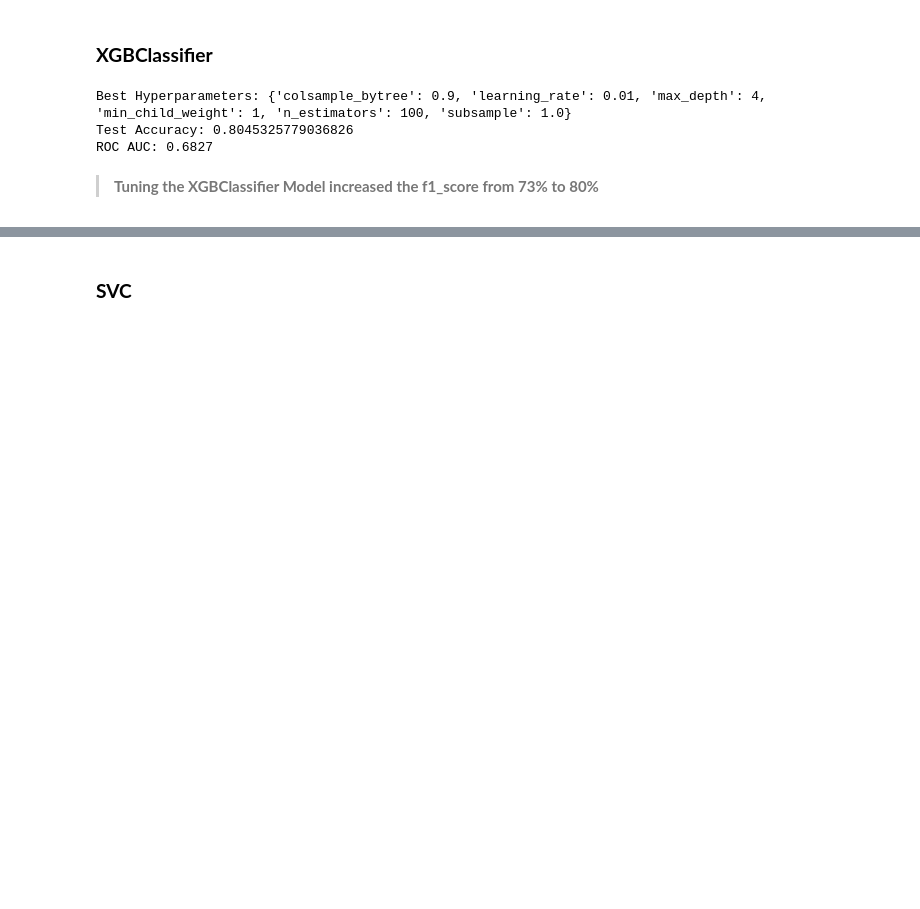
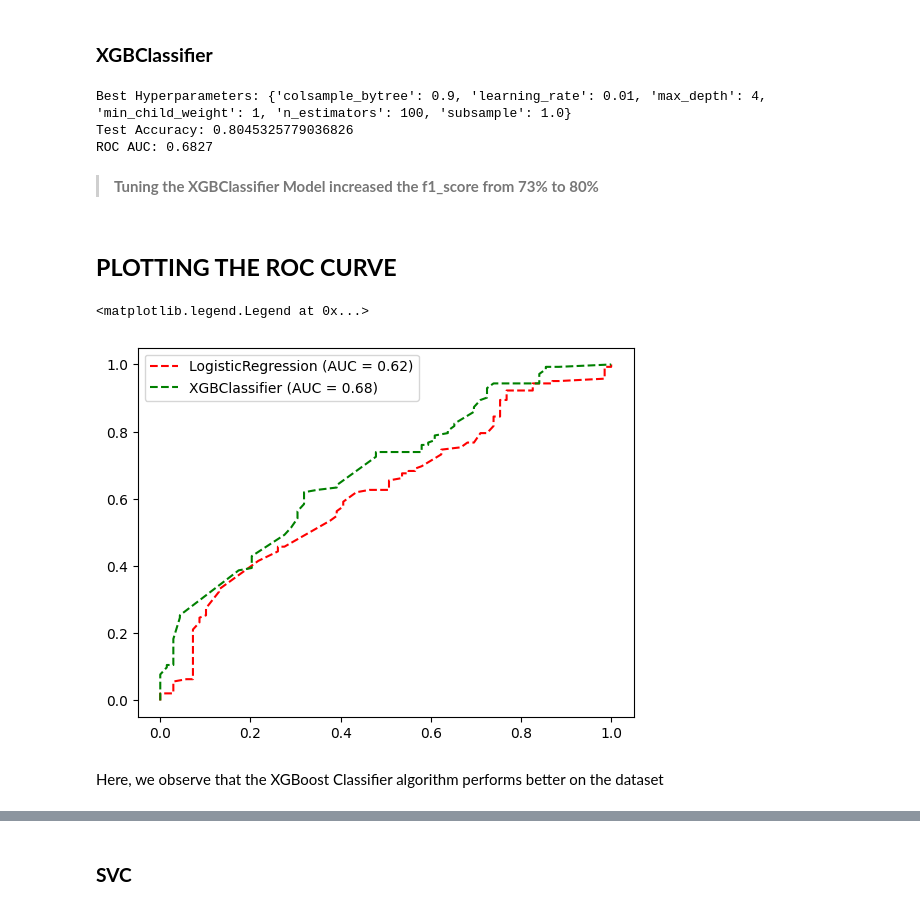
Before and after one commit to ChibuikeOnuba/AUTISM-DIAGNOSIS-PREDICTION-IN-TODDLERS, a Jupyter notebook: model.ipynb, the cells around one changed output, grey strips where cells are left out. Saved outputs shown, nothing was run; the diff lists cells and outputs as text; code cells hidden in the pictures; blank space fills up the shorter version.

```diff
--- a/model.ipynb
+++ b/model.ipynb
@@ -452,3 +452,21 @@ Test Accuracy: 0.8045325779036826
 ROC AUC: 0.6827
 # %% [markdown]
 > **Tuning the XGBClassifier Model increased the f1_score from 73% to 80%**
+# %% [markdown]
+## **PLOTTING THE ROC CURVE**
+# %%
+pred_models = [best_logreg, best_xgb]
+colors = ['red', 'green']
+
+for model, color in zip(pred_models, colors):
+    y_prob = model.predict_proba(x_test)[:, 1]
+    fpr, tpr, _ = metrics.roc_curve(y_test, y_prob)
+    roc_auc = metrics.auc(fpr, tpr)
+    plt.plot(fpr, tpr, label=f'{type(model).__name__} (AUC = {roc_auc:.2f})', linestyle='--', color=color)
+
+plt.legend()
+# %% [output]
+<matplotlib.legend.Legend at 0x...>
+[figure, added]
+# %% [markdown]
+Here, we observe that the XGBoost Classifier algorithm performs better on the dataset
```
Also changed, not shown: parts of 7 cells of this notebook.
